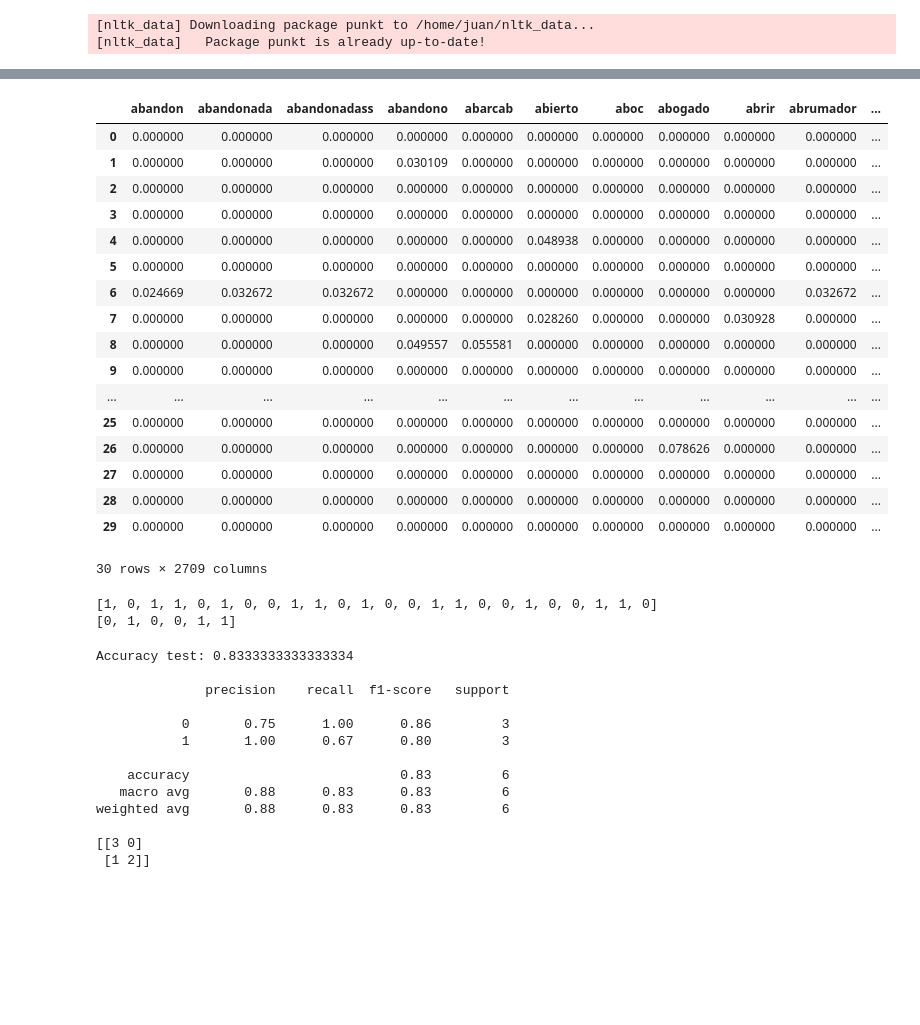
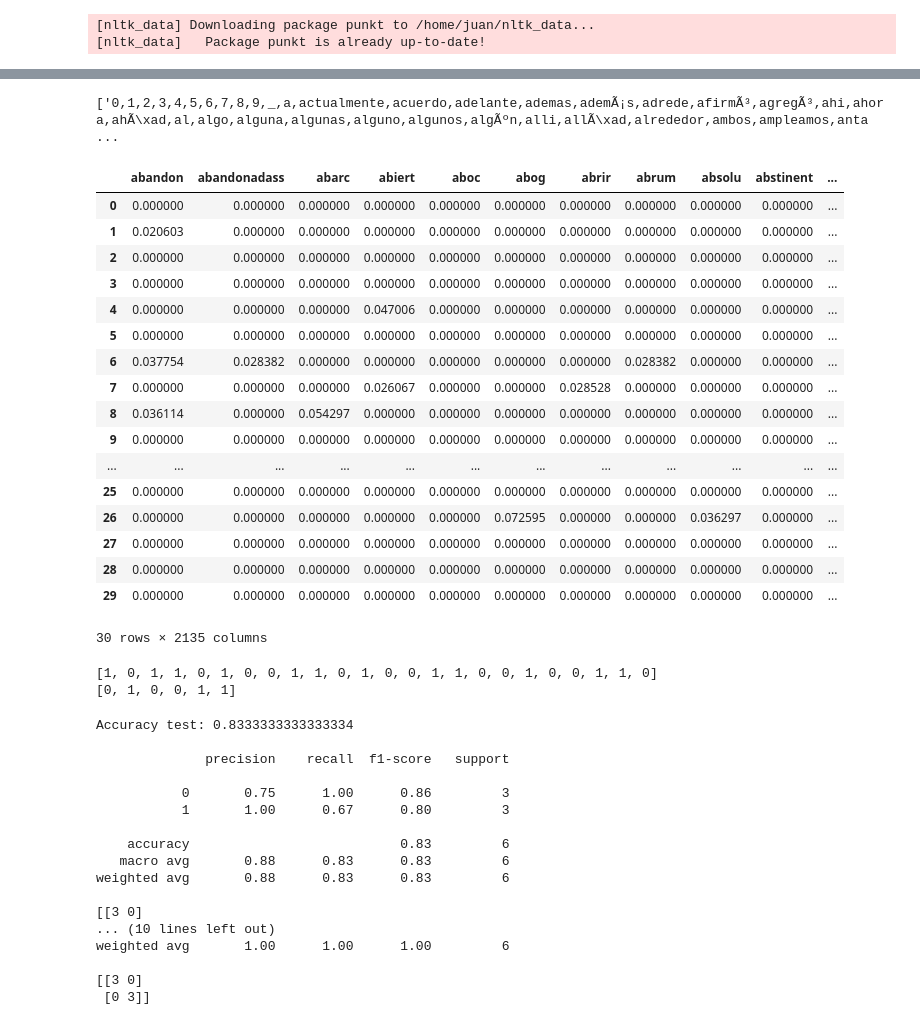
Before and after one commit to Juanal07/Mineria-noticias, a Jupyter notebook: src/mineria.ipynb, the cells around one changed output, grey strips where cells are left out. Saved outputs shown, nothing was run; the diff lists cells and outputs as text; code cells hidden in the pictures; blank space fills up the shorter version.

Commit message:
proceso comentado

```diff
--- a/src/mineria.ipynb
+++ b/src/mineria.ipynb
@@ -68,38 +80,45 @@ for i in y:
 # %%
+# Proceso de limpieza del array de textos
+spanish_stemmer = SnowballStemmer('spanish')
 corpus = []
-stemmer = LancasterStemmer()
 for texto in x:
     clean_text = re.sub("[%s]" % re.escape(string.punctuation), " ", texto)
     clean_text= clean_text.lower()
     clean_text = re.sub('\w*\d\w*', ' ', clean_text)
     tokenized = word_tokenize(clean_text)
     for j in range(len(tokenized)):
-        tokenized[j]=format(stemmer.stem(tokenized[j]))
+        tokenized[j]=format(spanish_stemmer.stem(tokenized[j]))
     stemmed = ' '.join(tokenized)
     corpus.append(stemmed)
+# %%
+# Cargamos el texto de stop words en castellano, lo mostramos
+with open('../stopword.txt', 'r') as file:
+    my_stopwords=[file.read().replace('\n', ',')]
+print(my_stopwords)
+# %% [output]
+['0,1,2,3,4,5,6,7,8,9,_,a,actualmente,acuerdo,adelante,ademas,ademÃ¡s,adrede,afirmÃ³,agregÃ³,ahi,ahora,ahÃ\xad,al,algo,alguna,algunas,alguno,algunos,algÃºn,alli,allÃ\xad,alrededor,ambos,ampleamos,anta ...
 # %%
-# Matrix TF-IDF
-# cv_tfidf = TfidfVectorizer(sublinear_tf=True, min_df=5, norm='l2', encoding='latin-1', ngram_range=(1, 2), stop_words='spanish')
-cv_tfidf = TfidfVectorizer(stop_words="english")
+# Creamos Matrix TF-IDF aplicando nuestras stop words y la mostramos
+cv_tfidf = TfidfVectorizer(analyzer='word', stop_words = my_stopwords)
 X_tfidf = cv_tfidf.fit_transform(corpus).toarray()
 pd.DataFrame(X_tfidf, columns=cv_tfidf.get_feature_names())
 # %% [output]
-|  | abandon | abandonada | abandonadass | abandono | abarcab | abierto | aboc | abogado | abrir | abrumador | ... |
+|  | abandon | abandonadass | abarc | abiert | aboc | abog | abrir | abrum | absolu | abstinent | ... |
 | 0 | 0.000000 | 0.000000 | 0.000000 | 0.000000 | 0.000000 | 0.000000 | 0.000000 | 0.000000 | 0.000000 | 0.000000 | ... |
-| 1 | 0.000000 | 0.000000 | 0.000000 | 0.030109 | 0.000000 | 0.000000 | 0.000000 | 0.000000 | 0.000000 | 0.000000 | ... |
+| 1 | 0.020603 | 0.000000 | 0.000000 | 0.000000 | 0.000000 | 0.000000 | 0.000000 | 0.000000 | 0.000000 | 0.000000 | ... |
 | 2 | 0.000000 | 0.000000 | 0.000000 | 0.000000 | 0.000000 | 0.000000 | 0.000000 | 0.000000 | 0.000000 | 0.000000 | ... |
 | 3 | 0.000000 | 0.000000 | 0.000000 | 0.000000 | 0.000000 | 0.000000 | 0.000000 | 0.000000 | 0.000000 | 0.000000 | ... |
-| 4 | 0.000000 | 0.000000 | 0.000000 | 0.000000 | 0.000000 | 0.048938 | 0.000000 | 0.000000 | 0.000000 | 0.000000 | ... |
+| 4 | 0.000000 | 0.000000 | 0.000000 | 0.047006 | 0.000000 | 0.000000 | 0.000000 | 0.000000 | 0.000000 | 0.000000 | ... |
 | 5 | 0.000000 | 0.000000 | 0.000000 | 0.000000 | 0.000000 | 0.000000 | 0.000000 | 0.000000 | 0.000000 | 0.000000 | ... |
-| 6 | 0.024669 | 0.032672 | 0.032672 | 0.000000 | 0.000000 | 0.000000 | 0.000000 | 0.000000 | 0.000000 | 0.032672 | ... |
-| 7 | 0.000000 | 0.000000 | 0.000000 | 0.000000 | 0.000000 | 0.028260 | 0.000000 | 0.000000 | 0.030928 | 0.000000 | ... |
-| 8 | 0.000000 | 0.000000 | 0.000000 | 0.049557 | 0.055581 | 0.000000 | 0.000000 | 0.000000 | 0.000000 | 0.000000 | ... |
+| 6 | 0.037754 | 0.028382 | 0.000000 | 0.000000 | 0.000000 | 0.000000 | 0.000000 | 0.028382 | 0.000000 | 0.000000 | ... |
+| 7 | 0.000000 | 0.000000 | 0.000000 | 0.026067 | 0.000000 | 0.000000 | 0.028528 | 0.000000 | 0.000000 | 0.000000 | ... |
+| 8 | 0.036114 | 0.000000 | 0.054297 | 0.000000 | 0.000000 | 0.000000 | 0.000000 | 0.000000 | 0.000000 | 0.000000 | ... |
 | 9 | 0.000000 | 0.000000 | 0.000000 | 0.000000 | 0.000000 | 0.000000 | 0.000000 | 0.000000 | 0.000000 | 0.000000 | ... |
 | ... | ... | ... | ... | ... | ... | ... | ... | ... | ... | ... | ... |
 | 25 | 0.000000 | 0.000000 | 0.000000 | 0.000000 | 0.000000 | 0.000000 | 0.000000 | 0.000000 | 0.000000 | 0.000000 | ... |
-| 26 | 0.000000 | 0.000000 | 0.000000 | 0.000000 | 0.000000 | 0.000000 | 0.000000 | 0.078626 | 0.000000 | 0.000000 | ... |
+| 26 | 0.000000 | 0.000000 | 0.000000 | 0.000000 | 0.000000 | 0.072595 | 0.000000 | 0.000000 | 0.036297 | 0.000000 | ... |
 | 27 | 0.000000 | 0.000000 | 0.000000 | 0.000000 | 0.000000 | 0.000000 | 0.000000 | 0.000000 | 0.000000 | 0.000000 | ... |
 | 28 | 0.000000 | 0.000000 | 0.000000 | 0.000000 | 0.000000 | 0.000000 | 0.000000 | 0.000000 | 0.000000 | 0.000000 | ... |
 | 29 | 0.000000 | 0.000000 | 0.000000 | 0.000000 | 0.000000 | 0.000000 | 0.000000 | 0.000000 | 0.000000 | 0.000000 | ... |
-30 rows × 2709 columns
+30 rows × 2135 columns
 # %%
@@ -111,16 +131,17 @@ print(y_test)
 [1, 0, 1, 1, 0, 1, 0, 0, 1, 1, 0, 1, 0, 0, 1, 1, 0, 0, 1, 0, 0, 1, 1, 0]
 [0, 1, 0, 0, 1, 1]
 # %%
-# classifier = DecisionTreeClassifier(random_state=42)
-classifier = DecisionTreeClassifier(random_state=42)
-classifier.fit(X_train, y_train)
+# Para los modelos que queremos probar: entrenamos, testeamos, mostramos la accuracy,
+# la classification reoprt y la confusion matrix
+models = [GaussianNB(), DecisionTreeClassifier()]
 
-prediction=classifier.predict(X_test)
-
-acc = accuracy_score(y_test, prediction)
-print("Accuracy test: " + str(acc) + '\n')
-print(classification_report(y_test, prediction))
-print(confusion_matrix(y_test, prediction))
+for model in models:
+    model.fit(X_train, y_train)
+    prediction=model.predict(X_test)
+    acc = accuracy_score(y_test, prediction)
+    print("Accuracy test: " + str(acc) + '\n')
+    print(classification_report(y_test, prediction))
+    print(confusion_matrix(y_test, prediction))
 # %% [output]
 Accuracy test: 0.8333333333333334
 
@@ -134,4 +155,8 @@ Accuracy test: 0.8333333333333334
 weighted avg       0.88      0.83      0.83         6
 
 [[3 0]
- [1 2]]
+... (10 lines left out)
+weighted avg       1.00      1.00      1.00         6
+
+[[3 0]
+ [0 3]]
```
Also changed, not shown: parts of 10 cells of this notebook, 1 other file.
